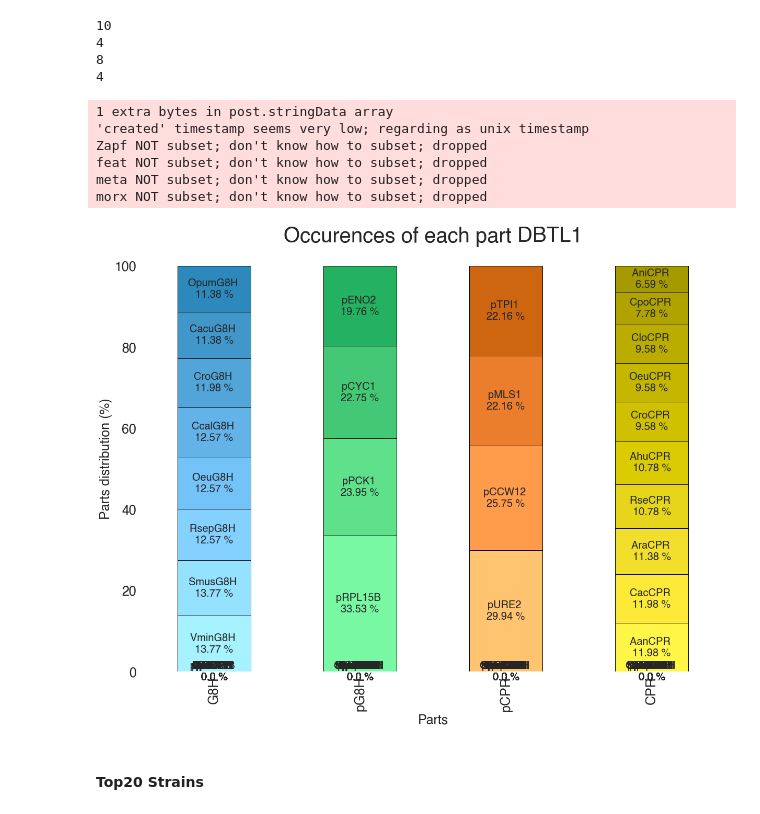
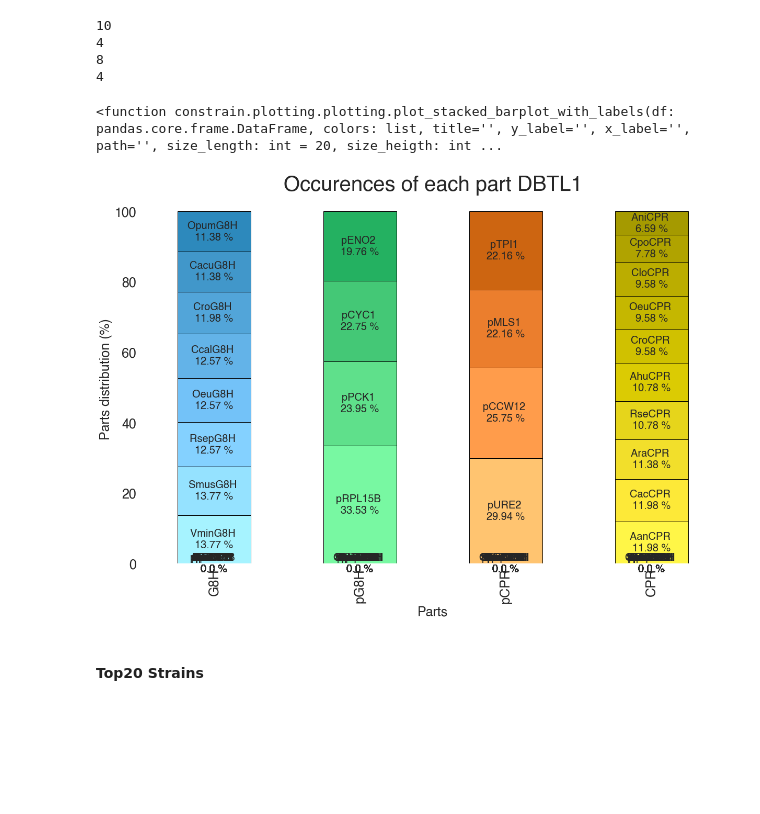
Before and after one commit to hiyama341/ConStrain, a Jupyter notebook: colab_notebooks/06_1_TEST_LibraryCharacterisation.ipynb, the cells around one changed output. Saved outputs shown, nothing was run; the diff lists cells and outputs as text; code cells hidden in the pictures; blank space fills up the shorter version.

```diff
--- a/colab_notebooks/06_1_TEST_LibraryCharacterisation.ipynb
+++ b/colab_notebooks/06_1_TEST_LibraryCharacterisation.ipynb
@@ -1359,20 +1353,19 @@ print(len(pg8h_color))
 all_colors1 = g8H_color+ pg8h_color+ pcpr_color  +cpr_color
 # %%
 from constrain.plotting.plotting import plot_stacked_barplot_with_labels
+plot_stacked_barplot_with_labels
+# %% [output]
+<function constrain.plotting.plotting.plot_stacked_barplot_with_labels(df: pandas.core.frame.DataFrame, colors: list, title='', y_label='', x_label='', path='', size_length: int = 20, size_heigth: int ...
 # %%
 plot_stacked_barplot_with_labels(all_df_for_stacked_plot,all_colors1,
                     title = 'Occurences of each part DBTL1',
                      y_label = 'Parts' ,
                          x_label = 'Parts distribution (%)',
-                         path = 'ConStrain_on_google_colab/data/10-plots/06_1_TEST_Library_characterization/')
+                         path = 'ConStrain_on_google_colab/data/10-plots/06_1_TEST_Library_characterization/',
+                                 size_heigth = 13
+                                )
 # %% [output]
-1 extra bytes in post.stringData array
-'created' timestamp seems very low; regarding as unix timestamp
-Zapf NOT subset; don't know how to subset; dropped
-feat NOT subset; don't know how to subset; dropped
-meta NOT subset; don't know how to subset; dropped
-morx NOT subset; don't know how to subset; dropped
-[figure, old version]
+[figure, new version]
 # %% [markdown]
 #### Top20 Strains
 # %%
```
Also changed, not shown: parts of 14 cells of this notebook.
